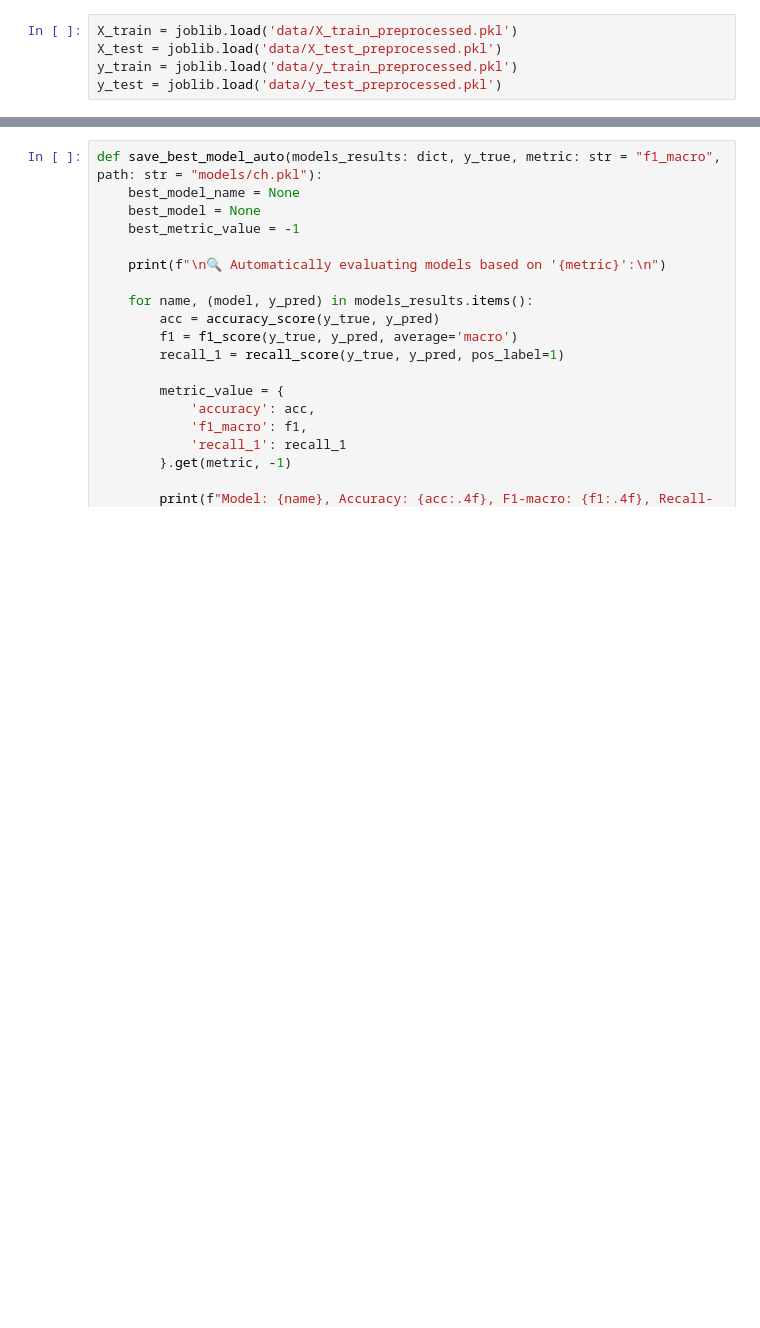
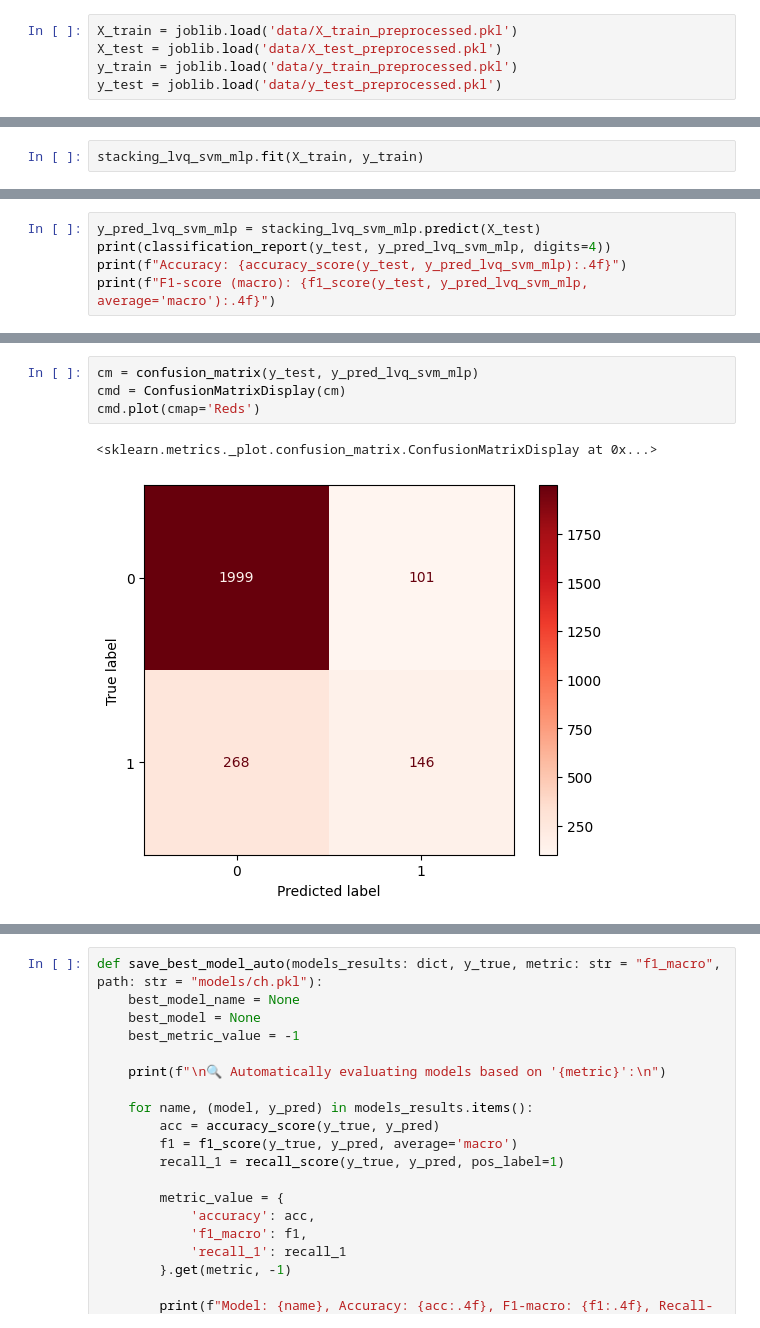
Before and after one commit to FrederickAlmeida/SpeedDating, a Jupyter notebook: modeling_ch.ipynb, the cells around one changed output, grey strips where cells are left out. Drawn from its saved outputs; the diff is of its cells as text; blank space fills up the shorter version.

```diff
--- a/modeling_ch.ipynb
+++ b/modeling_ch.ipynb
@@ -294,0 +309,2 @@ F1-score (macro): 0.7343
+# %%
+stacking_lvq_svm_mlp.fit(X_train, y_train)
@@ -294,0 +328,5 @@ F1-score (macro): 0.7343
+# %%
+y_pred_lvq_svm_mlp = stacking_lvq_svm_mlp.predict(X_test)
+print(classification_report(y_test, y_pred_lvq_svm_mlp, digits=4))
+print(f"Accuracy: {accuracy_score(y_test, y_pred_lvq_svm_mlp):.4f}")
+print(f"F1-score (macro): {f1_score(y_test, y_pred_lvq_svm_mlp, average='macro'):.4f}")
@@ -294,0 +345,7 @@ F1-score (macro): 0.7343
+# %%
+cm = confusion_matrix(y_test, y_pred_lvq_svm_mlp)
+cmd = ConfusionMatrixDisplay(cm)
+cmd.plot(cmap='Reds')
+# %% [output]
+<sklearn.metrics._plot.confusion_matrix.ConfusionMatrixDisplay at 0x...>
+[figure, added]
```
Also changed, not shown: parts of 53 cells of this notebook, 1 other file.
